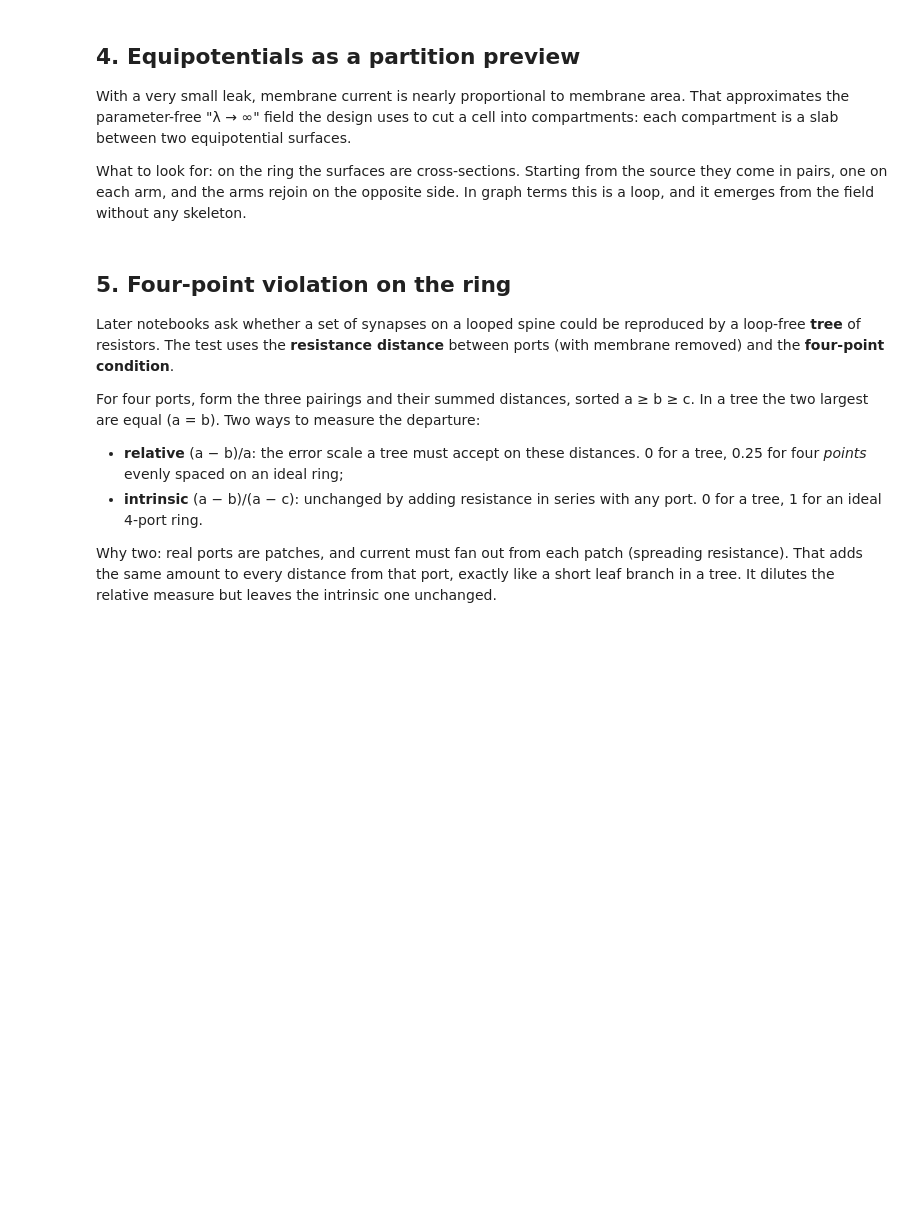
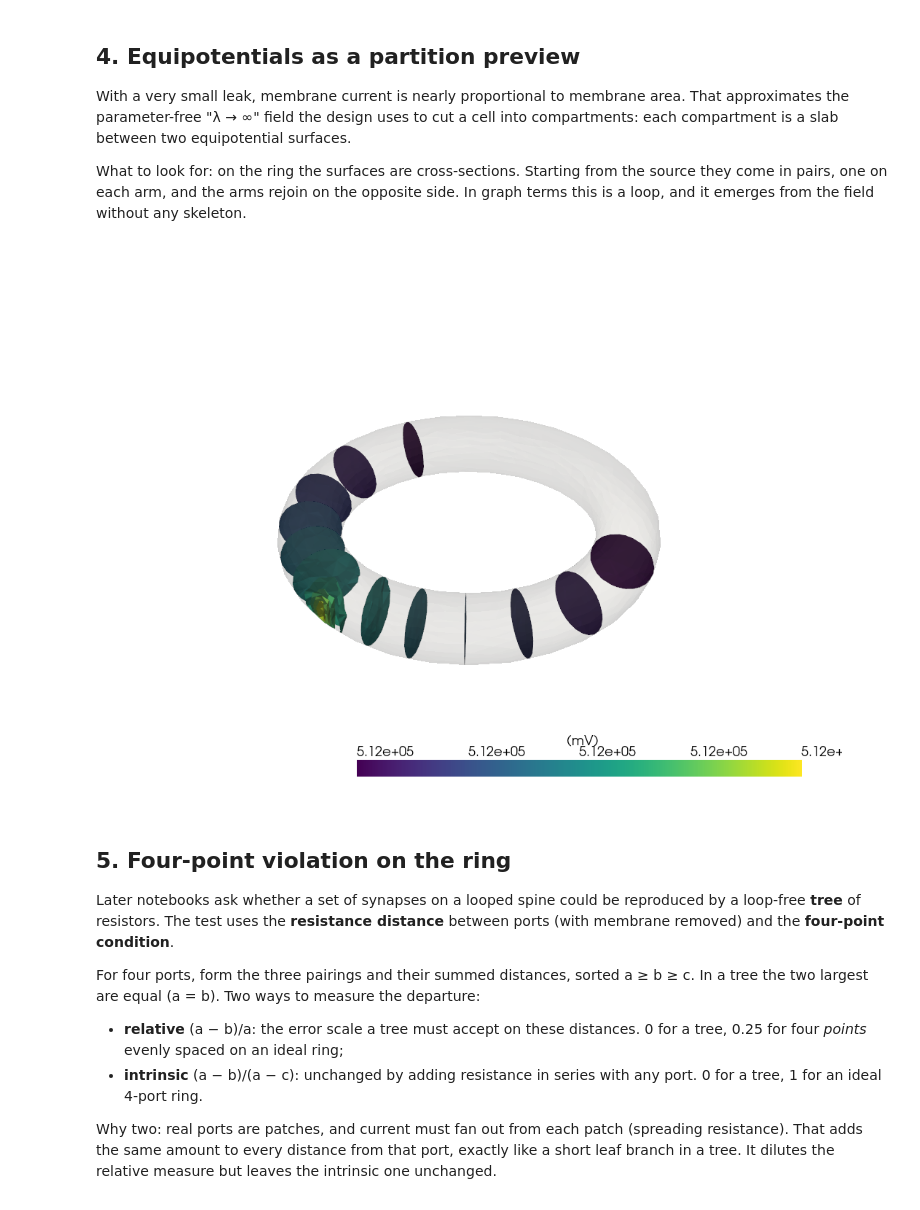
Before and after one commit to jmrfox/cabaret, a Jupyter notebook: notebooks/01_fem_reference.ipynb, the cells around one changed output. Drawn from its saved outputs; the diff is of its cells as text; code cells hidden in the pictures; blank space fills up the shorter version.

```diff
--- a/notebooks/01_fem_reference.ipynb
+++ b/notebooks/01_fem_reference.ipynb
@@ -141,8 +164,11 @@ the field without any skeleton.
 # %%
 p_tiny = cv.Passive(r_L=100.0, c_m=1.0, g_pas=1e-8)
 phi = cv.solve_dc(t_ref, p_tiny, 10e-12 * wt / wt.sum())
-pl = viz.plot_isosurfaces(t_tets, 1e3 * phi, n=12, name="φ (mV)")
+# The tiny leak puts φ at a large offset; only differences matter here.
+pl = viz.plot_isosurfaces(t_tets, 1e3 * (phi - phi.min()), n=12, name="phi - min (mV)")
 pl.show()
+# %% [output]
+[figure, added]
 # %% [markdown]
 ## 5. Four-point violation on the ring
 
```
Also changed, not shown: parts of 11 cells of this notebook, 4 other files.
